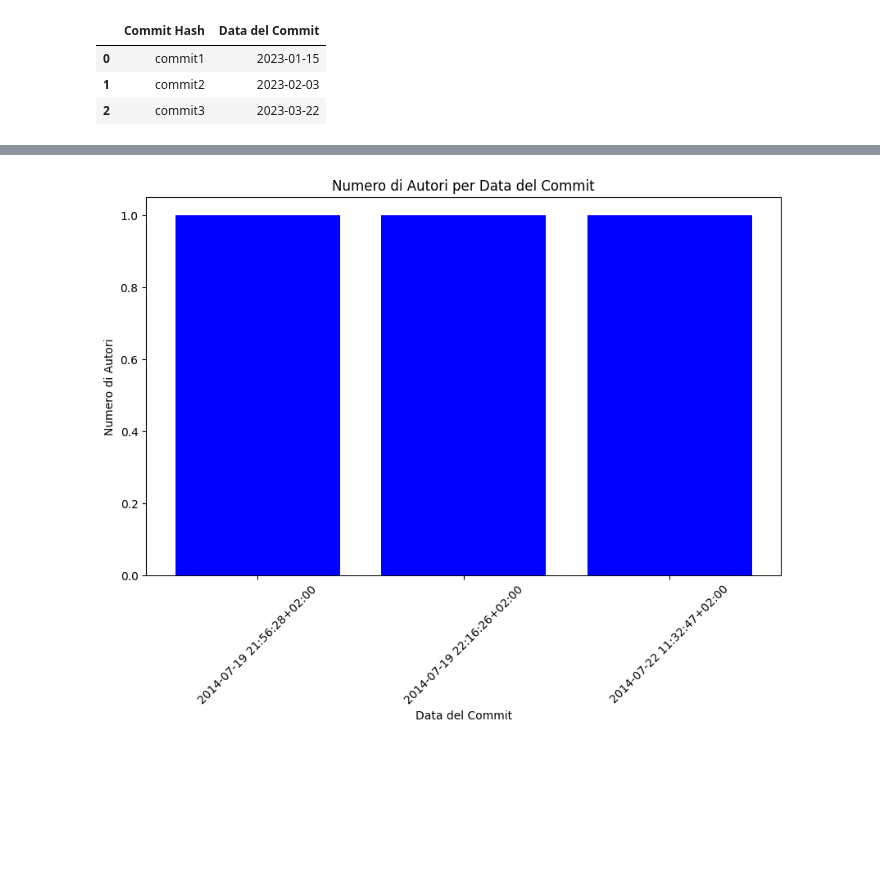
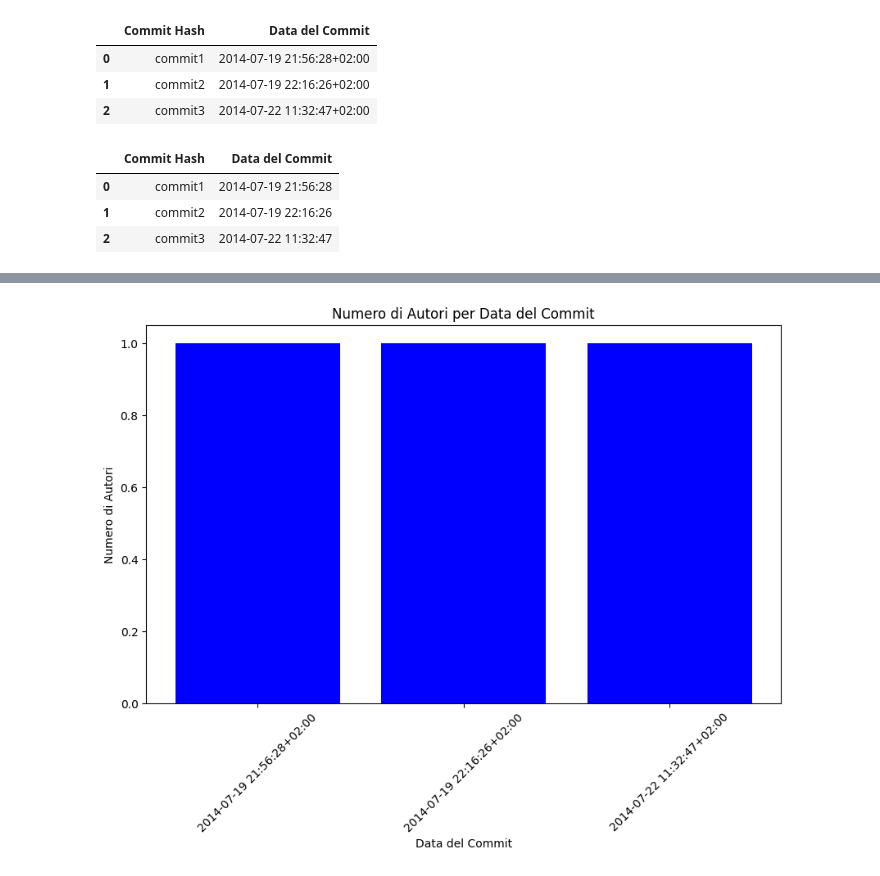
Before and after one commit to CostaMart/ing-soft2, a Jupyter notebook: provepm.ipynb, the cells around one changed output, grey strips where cells are left out. Drawn from its saved outputs; the diff is of its cells as text; code cells hidden in the pictures; blank space fills up the shorter version.

Commit message:
aggiunta del supporto ai grafici
sto lavorando all'indicizzare bene per data, visto che non viene indicizzato bene

```diff
--- a/provepm.ipynb
+++ b/provepm.ipynb
@@ -14,19 +14,19 @@ json_list = [
 ]
 # %%
 commits_dict = {
-    'commit1': '2023-01-15',
-    'commit2': '2023-02-03',
-    'commit3': '2023-03-22',
+    'commit1': '2014-07-19 21:56:28+02:00',
+    'commit2': '2014-07-19 22:16:26+02:00',
+    'commit3': '2014-07-22 11:32:47+02:00',
     # Aggiungi altri commit secondo necessità
 }
 
 # Converti il dizionario in un DataFrame
 commits_df = pd.DataFrame(list(commits_dict.items()), columns=['Commit Hash', 'Data del Commit'])
 
 # Stampa il DataFrame
 commits_df
 # %% [output]
 |  | Commit Hash | Data del Commit |
-| 0 | commit1 | 2023-01-15 |
-| 1 | commit2 | 2023-02-03 |
-| 2 | commit3 | 2023-03-22 |
+| 0 | commit1 | 2014-07-19 21:56:28+02:00 |
+| 1 | commit2 | 2014-07-19 22:16:26+02:00 |
+| 2 | commit3 | 2014-07-22 11:32:47+02:00 |
@@ -33,3 +36,10 @@ commits_df
+# %%
+commits_df
+# %% [output]
+|  | Commit Hash | Data del Commit |
+| 0 | commit1 | 2014-07-19 21:56:28 |
+| 1 | commit2 | 2014-07-19 22:16:26 |
+| 2 | commit3 | 2014-07-22 11:32:47 |
 # %%
 # ru.checkout_commit("5279dddcdf9ebfd5a4f4b7d5a5d595dcc86abe37")
 # %%
```
Also changed, not shown: parts of 1 cell of this notebook, 4 other files.
